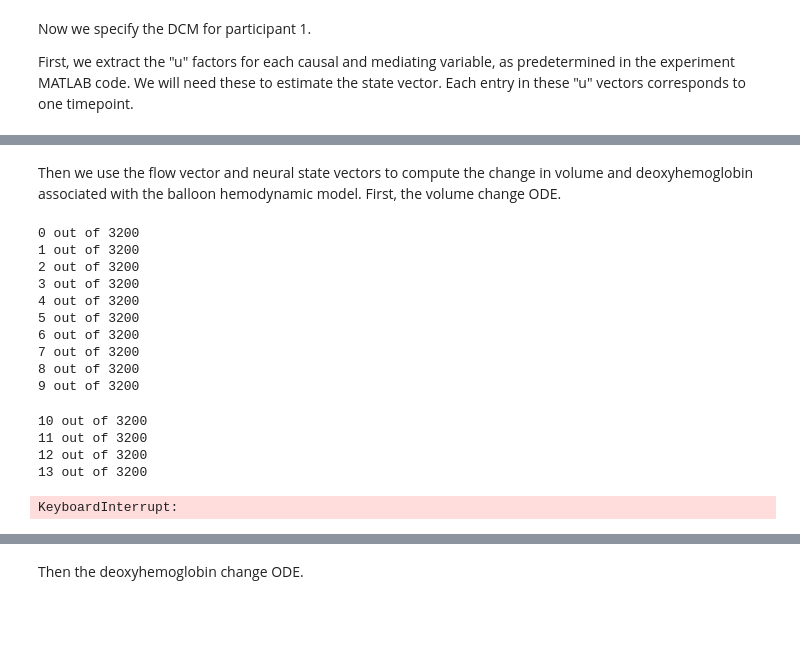
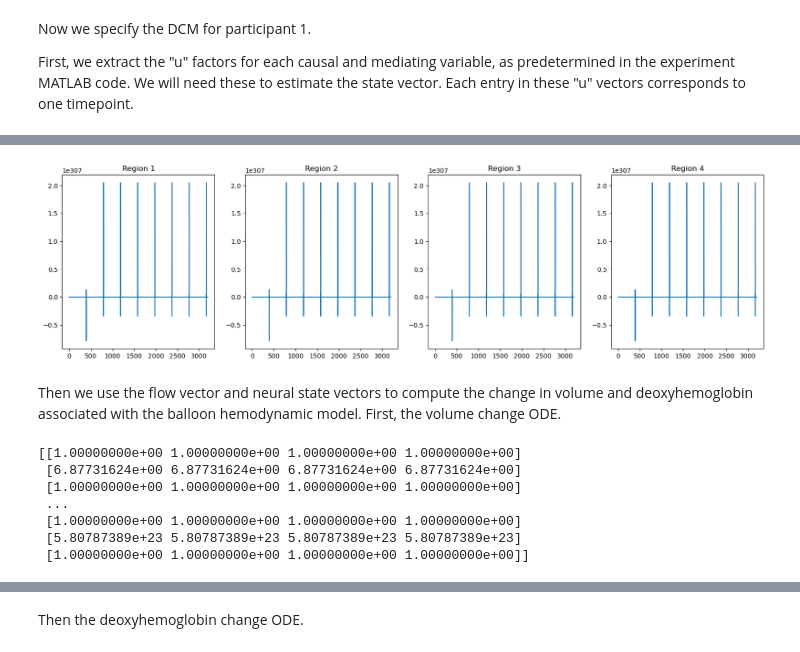
Before and after one commit to cyneuro/neuro_communication, a Jupyter notebook: DCM_tutorial.ipynb, the cells around one changed output, grey strips where cells are left out. Drawn from its saved outputs; the diff is of its cells as text; code cells hidden in the pictures; blank space fills up the shorter version.

```diff
--- a/DCM_tutorial.ipynb
+++ b/DCM_tutorial.ipynb
@@ -405,3 +443,23 @@ print(flow_vec)
+# %%
+# Plotting the flow vector for each region
+
+fig, ax = plt.subplots(1, 4, figsize = (20, 5))
+
+ax.flatten()[0].plot(flow_vec[:,0])
+ax.flatten()[0].set_title("Region 1")
+
+ax.flatten()[1].plot(flow_vec[:,1])
+ax.flatten()[1].set_title("Region 2")
+
+ax.flatten()[2].plot(flow_vec[:,2])
+ax.flatten()[2].set_title("Region 3")
+
+ax.flatten()[3].plot(flow_vec[:,3])
+ax.flatten()[3].set_title("Region 4")
+
+fig.subplots_adjust(hspace = 0.8)
+# %% [output]
+[figure, added]
 # %% [markdown]
 Then we use the flow vector and neural state vectors to compute the change in volume and deoxyhemoglobin associated with the balloon hemodynamic model. First, the volume change ODE.
 # %%
@@ -410,35 +468,27 @@ alpha = 0.32 # Grubb's exponent (blood vessel stiffness, static)
 
 volume_vec = np.empty((3200, 4))
 
-# Runtime issue here...
+# Correct?
 def volume_ode(t, v, f, alpha, tau):
-    dvdt = (1/tau) * (f - np.power(v,1/alpha))
+    #dvdt = ((1/tau) * (f - np.power(v,1/alpha)))/ v
+    dvdt = np.log((1/tau)) +  np.log((f - np.power(v,1/alpha)))
     return dvdt
 
 v0 = [0, 0, 0, 0]
 for index in range(3200):
-    print(index, "out of 3200")
     t = index * 3.6
 
     # Solve ODE
     v = solve_ivp(volume_ode, (t-1, t), v0, args=(flow_vec[index,:], alpha, tau))
 
-    volume_vec[index, :] = v.y[:, -1]
+    volume_vec[index, :] = np.exp(v.y[:, -1])
 
 print(volume_vec)
 # %% [output]
-0 out of 3200
-1 out of 3200
-2 out of 3200
-3 out of 3200
-4 out of 3200
-5 out of 3200
-6 out of 3200
-7 out of 3200
-8 out of 3200
-9 out of 3200
+[[1.00000000e+00 1.00000000e+00 1.00000000e+00 1.00000000e+00]
+ [6.87731624e+00 6.87731624e+00 6.87731624e+00 6.87731624e+00]
+ [1.00000000e+00 1.00000000e+00 1.00000000e+00 1.00000000e+00]
+ ...
+ [1.00000000e+00 1.00000000e+00 1.00000000e+00 1.00000000e+00]
+ [5.80787389e+23 5.80787389e+23 5.80787389e+23 5.80787389e+23]
+ [1.00000000e+00 1.00000000e+00 1.00000000e+00 1.00000000e+00]]
-10 out of 3200
-11 out of 3200
-12 out of 3200
-13 out of 3200
-KeyboardInterrupt:
```
Also changed, not shown: parts of 12 cells of this notebook.
